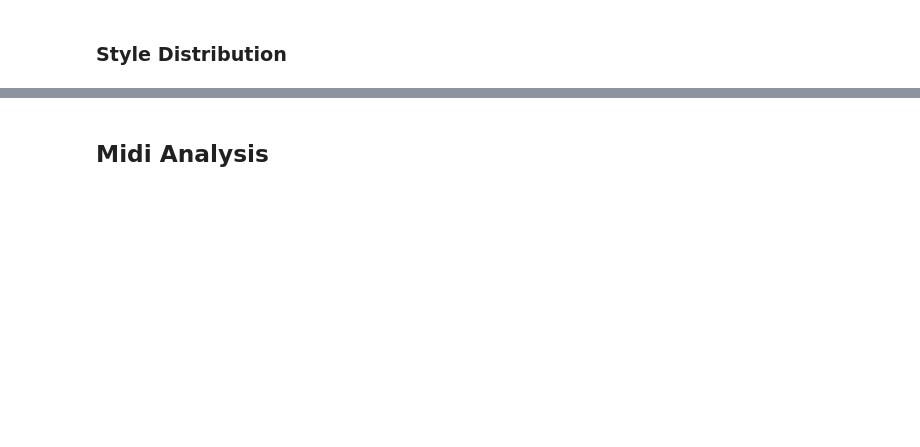
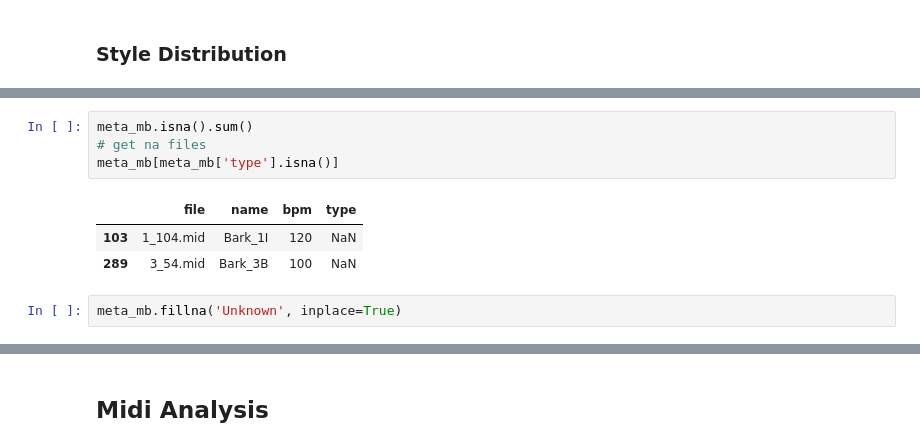
Before and after one commit to FlowkoHinti/GroovePal, a Jupyter notebook: EDA/MidiAnalysis.ipynb, the cells around one changed output, grey strips where cells are left out. Drawn from its saved outputs; the diff is of its cells as text; blank space fills up the shorter version.

```diff
--- a/EDA/MidiAnalysis.ipynb
+++ b/EDA/MidiAnalysis.ipynb
@@ -102,0 +137,10 @@ plt.show()
+# %%
+meta_mb.isna().sum()
+# get na files
+meta_mb[meta_mb['type'].isna()]
+# %% [output]
+|  | file | name | bpm | type |
+| 103 | 1_104.mid | Bark_1I | 120 | NaN |
+| 289 | 3_54.mid | Bark_3B | 100 | NaN |
+# %%
+meta_mb.fillna('Unknown', inplace=True)
```
Also changed, not shown: parts of 7 cells of this notebook, 1 other file.
